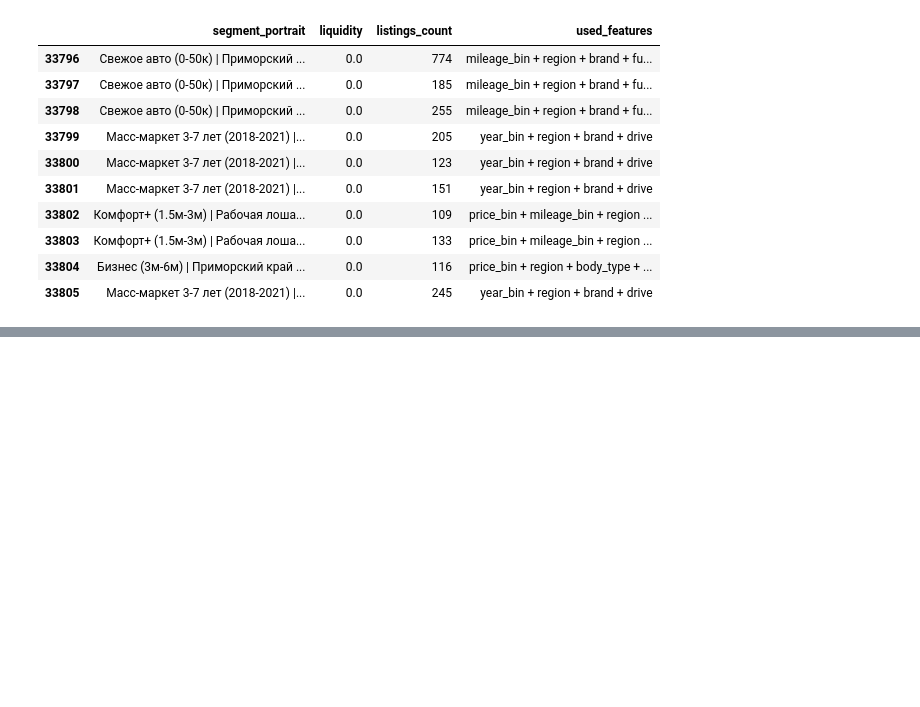
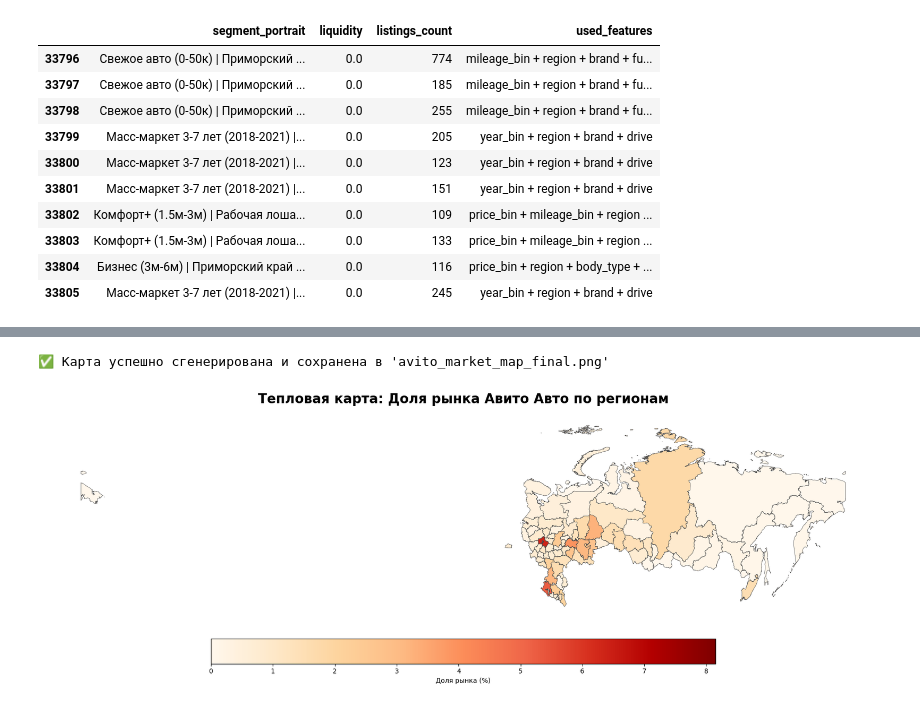
Before and after one commit to Arseniy0203/Avito_Case, a Jupyter notebook: 3_Segmentation.ipynb, the cells around one changed output, grey strips where cells are left out. Drawn from its saved outputs; the diff is of its cells as text; code cells hidden in the pictures; blank space fills up the shorter version.

```diff
--- a/3_Segmentation.ipynb
+++ b/3_Segmentation.ipynb
@@ -158,0 +266,62 @@ else:
+# %%
+# 2. ТОТ САМЫЙ ГОТОВЫЙ СЛОВАРЬ МАППИНГА
+region_mapping = {
+    'Еврейская АО': 'Еврейская автономная область',
+    'Кабардино-Балкария': 'Кабардино-Балкарская республика',
+    'Калмыкия': 'Республика Калмыкия',
+    'Карачаево-Черкесия': 'Карачаево-Черкесская республика',
+    'Карелия': 'Республика Карелия',
+    'Коми': 'Республика Коми',
+    'Мордовия': 'Республика Мордовия',
+    'Ненецкий АО': 'Ненецкий автономный округ',
+    'Республика Алтай': 'Алтай',
+    'Саха (Якутия)': 'Республика Саха (Якутия)',
+    'Северная Осетия': 'Северная Осетия - Алания',
+    'Удмуртия': 'Удмуртская республика',
+    'Хакасия': 'Республика Хакасия',
+    'Ханты-Мансийский АО': 'Ханты-Мансийский автономный округ - Югра',
+    'Чеченская Республика': 'Чеченская республика',
+    'Ямало-Ненецкий АО': 'Ямало-Ненецкий автономный округ'
+    # 'Крым' и 'другой регион' не маппим, так как их нет на гео-карте
+}
+
+# 3. Применяем словарь: заменяем названия в нашей таблице Авито
+df_stats['Регион_geo'] = df_stats['Регион'].replace(region_mapping)
+
+# 4. Пространственный джоин
+merged_map = gdf_russia.merge(df_stats, left_on='name', right_on='Регион_geo', how='left')
+
+# Заполняем нулями регионы, где нет данных (чтобы они не вылетели в ошибку)
+merged_map['Доля рынка (%)'] = merged_map['Доля рынка (%)'].fillna(0)
+
+# 5. Отрисовка Тепловой Карты
+fig, ax = plt.subplots(1, 1, figsize=(18, 10))
+
+ax.axis('off')
+ax.set_title('Тепловая карта: Доля рынка Авито Авто по регионам',
+             fontdict={'fontsize': 20, 'fontweight': 'bold'}, pad=20)
+
+# Строим саму карту
+merged_map.plot(
+    column='Доля рынка (%)',
+    cmap='OrRd', # Цветовая палитра: от светло-желтого (0%) до темно-красного (Максимум)
+    linewidth=0.5,
+    ax=ax,
+    edgecolor='0.3',
+    legend=True,
+    legend_kwds={
+        'label': "Доля рынка (%)",
+        'orientation': "horizontal",
+        'shrink': 0.6,
+        'pad': 0.05
+    },
+    missing_kwds={'color': 'whitesmoke', 'hatch': '///'} # Нет данных = серая штриховка
+)
+
+plt.tight_layout()
+plt.savefig('data/processed/avito_market_map_final.png', dpi=300, transparent=True)
+print("✅ Карта успешно сгенерирована и сохранена в 'avito_market_map_final.png'")
+plt.show()
+# %% [output]
+✅ Карта успешно сгенерирована и сохранена в 'avito_market_map_final.png'
+[figure, added]
```
Also changed, not shown: parts of 11 cells of this notebook, 1 other file.
